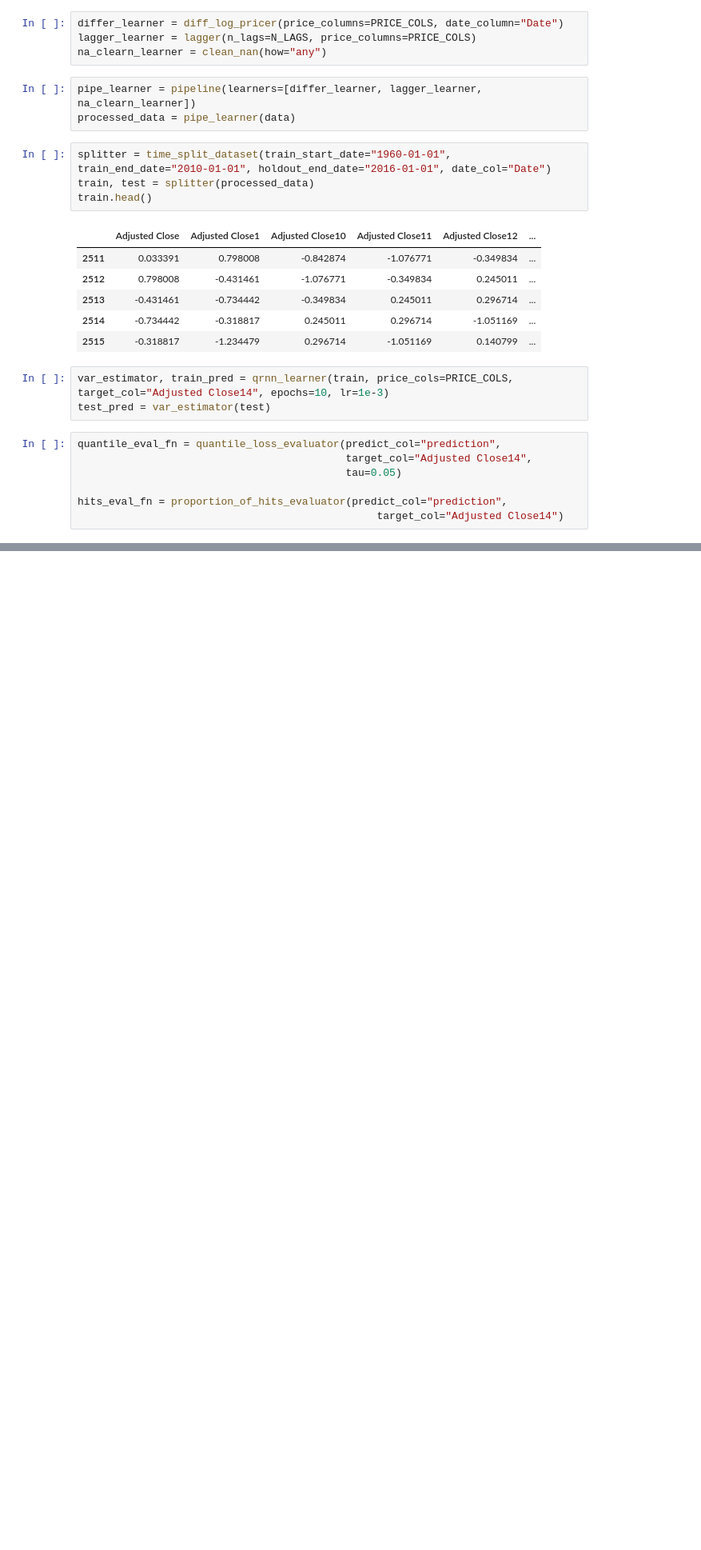
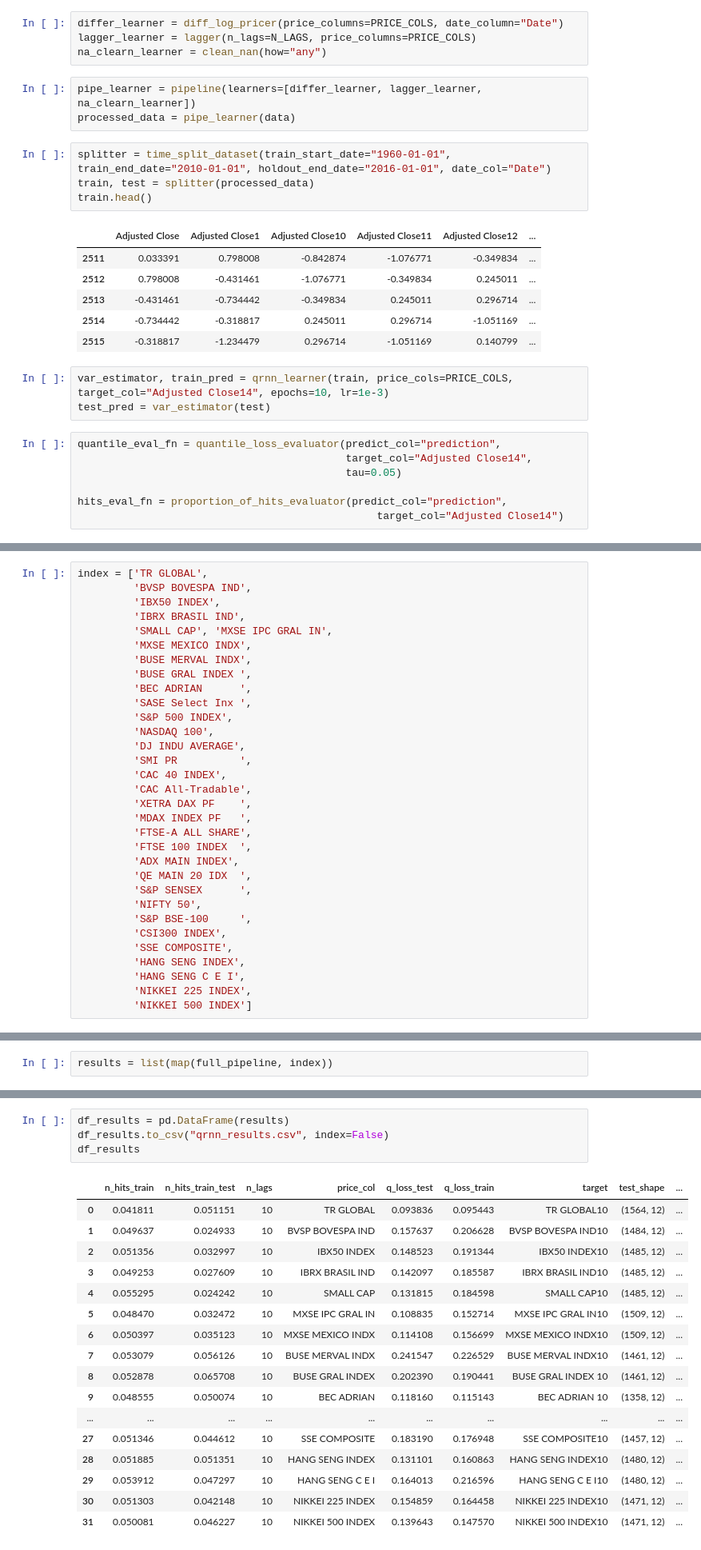
Before and after one commit to lamfo-unb/QRNN, a Jupyter notebook: notebooks/QRNN.ipynb, the cells around one changed output, grey strips where cells are left out. Shown at 80% size. Cells and saved outputs as stored; diff of their text form; blank space fills up the shorter version.

```diff
--- a/notebooks/QRNN.ipynb
+++ b/notebooks/QRNN.ipynb
@@ -68,0 +71,32 @@ plt.plot(test_pred["Date"], test_pred["Adjusted Close14"])
+# %%
+index = ['TR GLOBAL',
+         'BVSP BOVESPA IND',
+         'IBX50 INDEX',
+         'IBRX BRASIL IND',
+         'SMALL CAP', 'MXSE IPC GRAL IN',
+         'MXSE MEXICO INDX',
+         'BUSE MERVAL INDX',
+         'BUSE GRAL INDEX ',
+         'BEC ADRIAN      ',
+         'SASE Select Inx ',
+         'S&P 500 INDEX',
+         'NASDAQ 100',
+         'DJ INDU AVERAGE',
+         'SMI PR          ',
+         'CAC 40 INDEX',
+         'CAC All-Tradable',
+         'XETRA DAX PF    ',
+         'MDAX INDEX PF   ',
+         'FTSE-A ALL SHARE',
+         'FTSE 100 INDEX  ',
+         'ADX MAIN INDEX',
+         'QE MAIN 20 IDX  ',
+         'S&P SENSEX      ',
+         'NIFTY 50',
+         'S&P BSE-100     ',
+         'CSI300 INDEX',
+         'SSE COMPOSITE',
+         'HANG SENG INDEX',
+         'HANG SENG C E I',
+         'NIKKEI 225 INDEX',
+         'NIKKEI 500 INDEX']
@@ -68,0 +155,2 @@ plt.plot(test_pred["Date"], test_pred["Adjusted Close14"])
+# %%
+results = list(map(full_pipeline, index))
@@ -68,0 +175,22 @@ plt.plot(test_pred["Date"], test_pred["Adjusted Close14"])
+# %%
+df_results = pd.DataFrame(results)
+df_results.to_csv("qrnn_results.csv", index=False)
+df_results
+# %% [output]
+|  | n_hits_train | n_hits_train_test | n_lags | price_col | q_loss_test | q_loss_train | target | test_shape | ... |
+| 0 | 0.041811 | 0.051151 | 10 | TR GLOBAL | 0.093836 | 0.095443 | TR GLOBAL10 | (1564, 12) | ... |
+| 1 | 0.049637 | 0.024933 | 10 | BVSP BOVESPA IND | 0.157637 | 0.206628 | BVSP BOVESPA IND10 | (1484, 12) | ... |
+| 2 | 0.051356 | 0.032997 | 10 | IBX50 INDEX | 0.148523 | 0.191344 | IBX50 INDEX10 | (1485, 12) | ... |
+| 3 | 0.049253 | 0.027609 | 10 | IBRX BRASIL IND | 0.142097 | 0.185587 | IBRX BRASIL IND10 | (1485, 12) | ... |
+| 4 | 0.055295 | 0.024242 | 10 | SMALL CAP | 0.131815 | 0.184598 | SMALL CAP10 | (1485, 12) | ... |
+| 5 | 0.048470 | 0.032472 | 10 | MXSE IPC GRAL IN | 0.108835 | 0.152714 | MXSE IPC GRAL IN10 | (1509, 12) | ... |
+| 6 | 0.050397 | 0.035123 | 10 | MXSE MEXICO INDX | 0.114108 | 0.156699 | MXSE MEXICO INDX10 | (1509, 12) | ... |
+| 7 | 0.053079 | 0.056126 | 10 | BUSE MERVAL INDX | 0.241547 | 0.226529 | BUSE MERVAL INDX10 | (1461, 12) | ... |
+| 8 | 0.052878 | 0.065708 | 10 | BUSE GRAL INDEX | 0.202390 | 0.190441 | BUSE GRAL INDEX 10 | (1461, 12) | ... |
+| 9 | 0.048555 | 0.050074 | 10 | BEC ADRIAN | 0.118160 | 0.115143 | BEC ADRIAN 10 | (1358, 12) | ... |
+| ... | ... | ... | ... | ... | ... | ... | ... | ... | ... |
+| 27 | 0.051346 | 0.044612 | 10 | SSE COMPOSITE | 0.183190 | 0.176948 | SSE COMPOSITE10 | (1457, 12) | ... |
+| 28 | 0.051885 | 0.051351 | 10 | HANG SENG INDEX | 0.131101 | 0.160863 | HANG SENG INDEX10 | (1480, 12) | ... |
+| 29 | 0.053912 | 0.047297 | 10 | HANG SENG C E I | 0.164013 | 0.216596 | HANG SENG C E I10 | (1480, 12) | ... |
+| 30 | 0.051303 | 0.042148 | 10 | NIKKEI 225 INDEX | 0.154859 | 0.164458 | NIKKEI 225 INDEX10 | (1471, 12) | ... |
+| 31 | 0.050081 | 0.046227 | 10 | NIKKEI 500 INDEX | 0.139643 | 0.147570 | NIKKEI 500 INDEX10 | (1471, 12) | ... |
```
Also changed, not shown: parts of 8 cells of this notebook, 4 other files.
